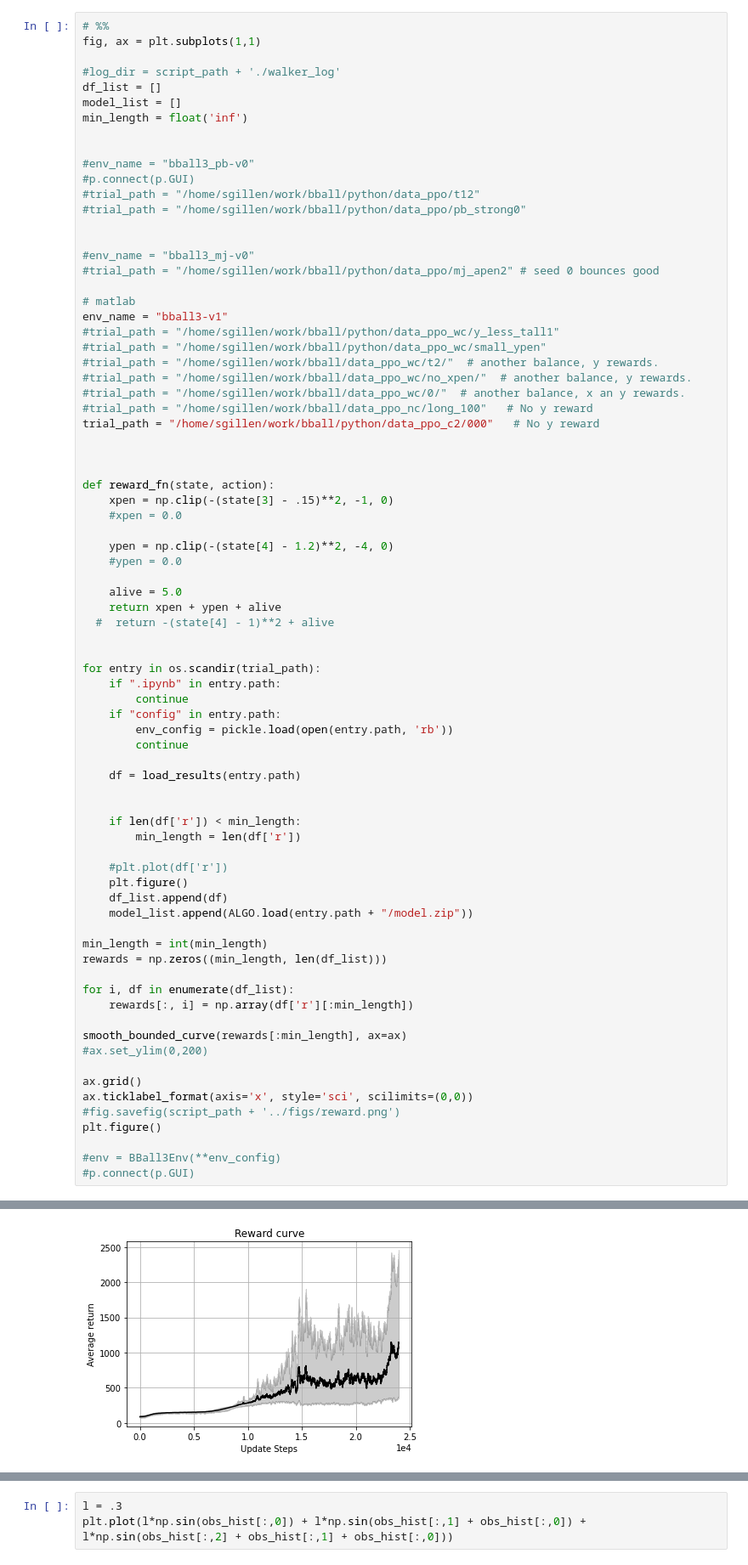
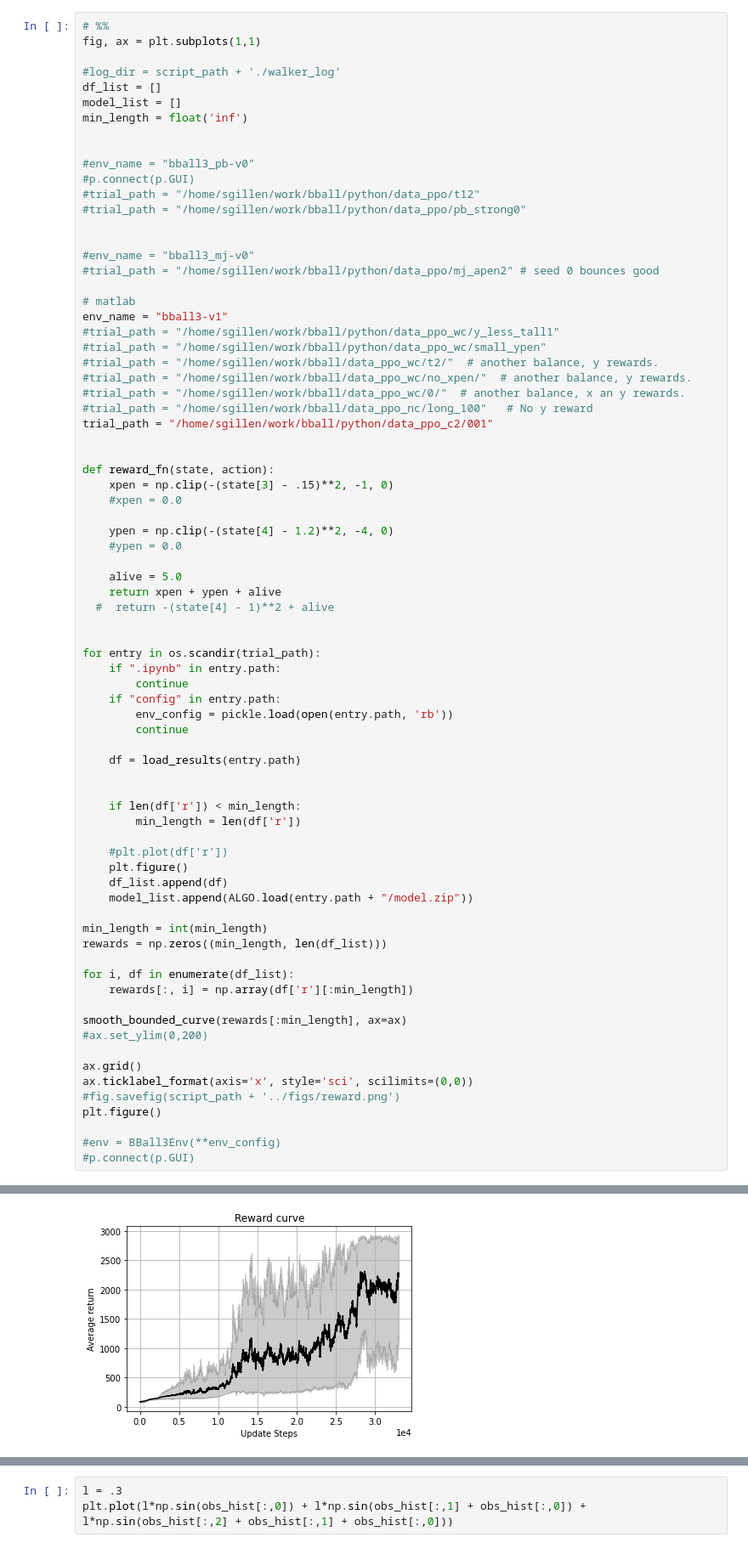
Before and after one commit to sgillen/bball, a Jupyter notebook: python/analysis.ipynb, the cells around one changed output, grey strips where cells are left out. Shown: that part at 85% size. Saved outputs shown, nothing was run; the diff lists cells and outputs as text.

Commit message:
new training for bball w/ ppo

```diff
--- a/python/analysis.ipynb
+++ b/python/analysis.ipynb
@@ -94,8 +94,7 @@ env_name = "bball3-v1"
 #trial_path = "/home/sgillen/work/bball/data_ppo_wc/no_xpen/"  # another balance, y rewards.
 #trial_path = "/home/sgillen/work/bball/data_ppo_wc/0/"  # another balance, x an y rewards.
 #trial_path = "/home/sgillen/work/bball/data_ppo_nc/long_100"   # No y reward
-trial_path = "/home/sgillen/work/bball/python/data_ppo_c2/000"   # No y reward
-
+trial_path = "/home/sgillen/work/bball/python/data_ppo_c2/001"
 
 
 def reward_fn(state, action):
@@ -123,34 +122,34 @@ for entry in os.scandir(trial_path):
     if len(df['r']) < min_length:
         min_length = len(df['r'])
 
     #plt.plot(df['r'])
     plt.figure()
     df_list.append(df)
     model_list.append(ALGO.load(entry.path + "/model.zip"))
 
 min_length = int(min_length)
 rewards = np.zeros((min_length, len(df_list)))
 
 for i, df in enumerate(df_list):
     rewards[:, i] = np.array(df['r'][:min_length])
 
 smooth_bounded_curve(rewards[:min_length], ax=ax)
 #ax.set_ylim(0,200)
 
 ax.grid()
 ax.ticklabel_format(axis='x', style='sci', scilimits=(0,0))
 #fig.savefig(script_path + '../figs/reward.png')
 plt.figure()
 
 #env = BBall3Env(**env_config)
 #p.connect(p.GUI)
 # %% [output]
 Loading a model without an environment, this model cannot be trained until it has a valid environment.
 Loading a model without an environment, this model cannot be trained until it has a valid environment.
 Loading a model without an environment, this model cannot be trained until it has a valid environment.
 Loading a model without an environment, this model cannot be trained until it has a valid environment.
 <Figure size 432x288 with 0 Axes>
-[figure, old version]
+[figure, new version]
 <Figure size 432x288 with 0 Axes>
 <Figure size 432x288 with 0 Axes>
 <Figure size 432x288 with 0 Axes>
```
Also changed, not shown: parts of 9 cells of this notebook, 4 other files.
